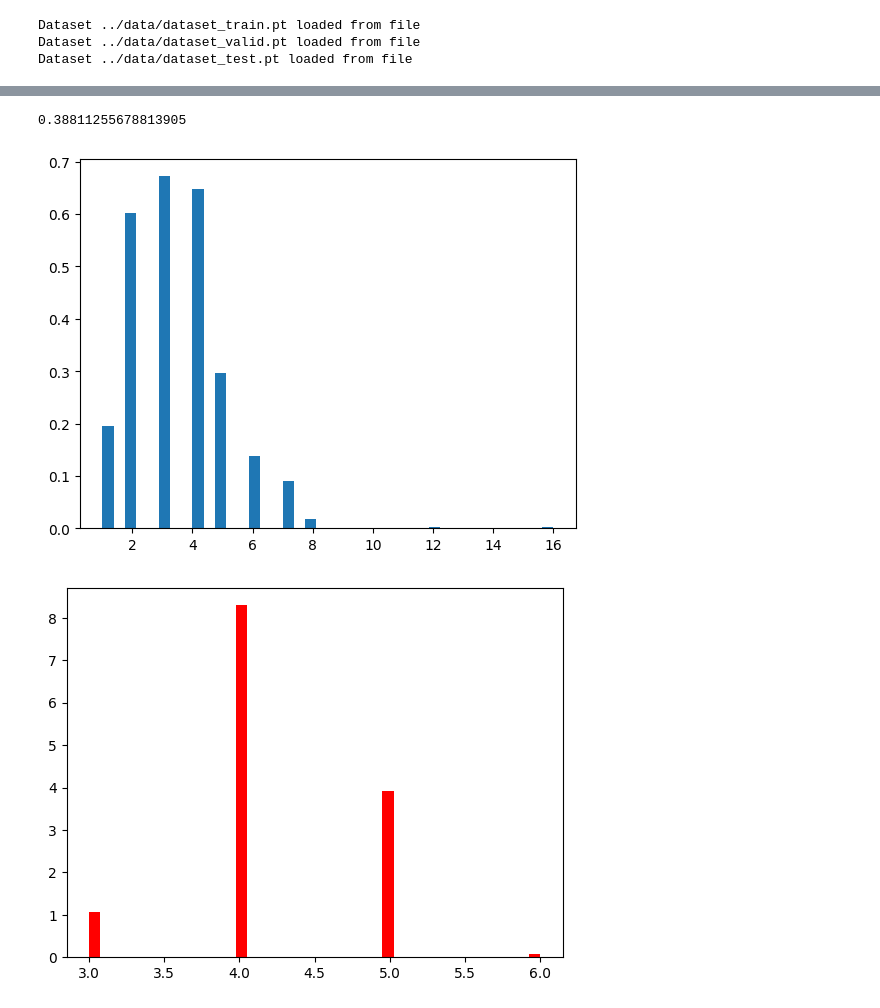
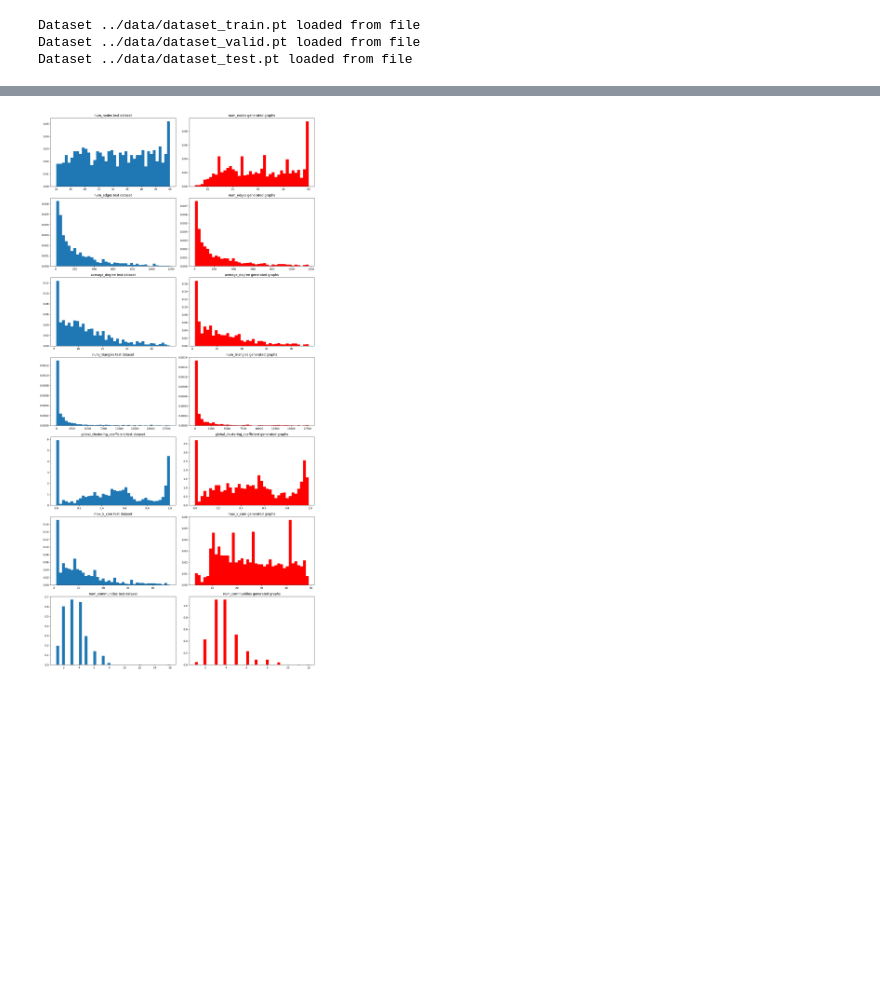
Before and after one commit to vdorseuil/ConditionalGraphGeneration, a Jupyter notebook: code/test.ipynb, the cells around one changed output, grey strips where cells are left out. Cells and saved outputs as stored; diff of their text form; code cells hidden in the pictures; blank space fills up the shorter version.

```diff
--- a/code/test.ipynb
+++ b/code/test.ipynb
@@ -244,10 +280,10 @@ if args.train_denoiser:
             torch.save({
                 'state_dict': denoise_model.state_dict(),
                 'optimizer' : optimizer.state_dict(),
-            }, './models/denoise_model.pth.tar')
+            }, '../models/denoise_model.pth.tar')
 else:
-    checkpoint = torch.load('../models/denoise_model.pth.tar')
+    checkpoint = torch.load('../models/denoise_model_sum.pth.tar')
     denoise_model.load_state_dict(checkpoint['state_dict'])
 
-denoise_model.eval()
+    denoise_model.eval()
 # %% [output]
@@ -333,12 +348,0 @@ generated_stats = np.array(generated_stats)
-# %%
-only_denoiser_mae
-# %% [output]
-0.38811255678813905
-# %%
-plt.hist(original_stats[:, 6], density=True, bins=40)
-plt.show()
-plt.hist(generated_stats[:, 6], bins=40, color="r", density=True)
-plt.show()
-# %% [output]
-[figure, removed]
-[figure, removed]
@@ -344,0 +359,26 @@ plt.show()
+# %%
+import matplotlib.pyplot as plt
+import numpy as np
+
+# Example data
+fig, axes = plt.subplots(7, 2, figsize=(15, 30))  # 7 rows, 2 columns
+
+# Flatten axes array if it's 2D
+axes = axes.flatten()
+
+for i in range(7):
+    # Plot ground_truth
+    ax = axes[2 * i]
+    ax.hist(ground_truth[:, i], density=True, bins=40)
+    ax.set_title(f"{title[i]} test dataset")
+
+    # Plot generated_stats
+    ax = axes[2 * i + 1]
+    ax.hist(pred[:, i], bins=40, color="r", density=True)
+    ax.set_title(f"{title[i]} generated graphs")
+
+plt.tight_layout()
+plt.savefig("stats_test.png")
+plt.show()
+# %% [output]
+[figure, added]
```
Also changed, not shown: parts of 8 cells of this notebook, 18 other files.
